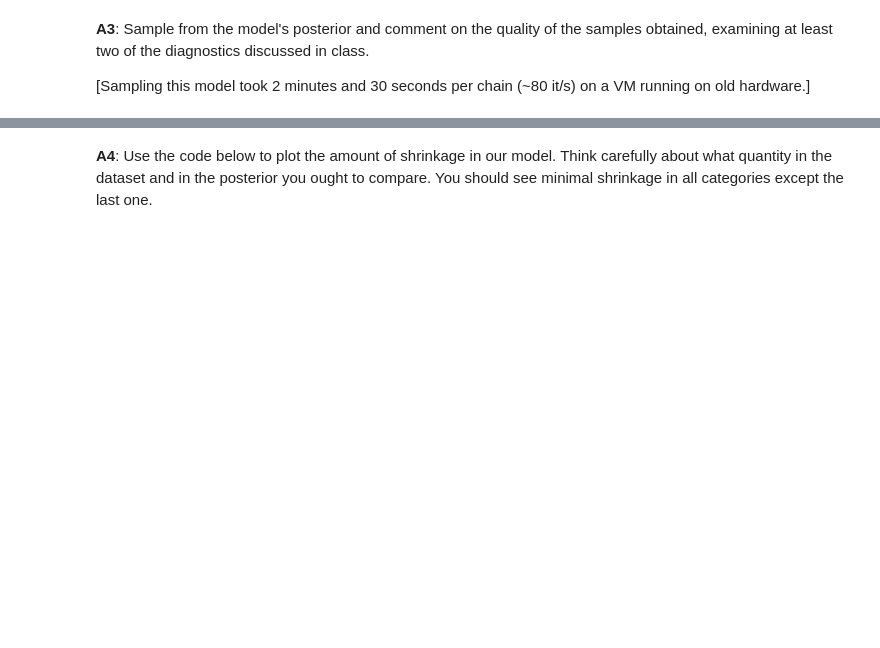
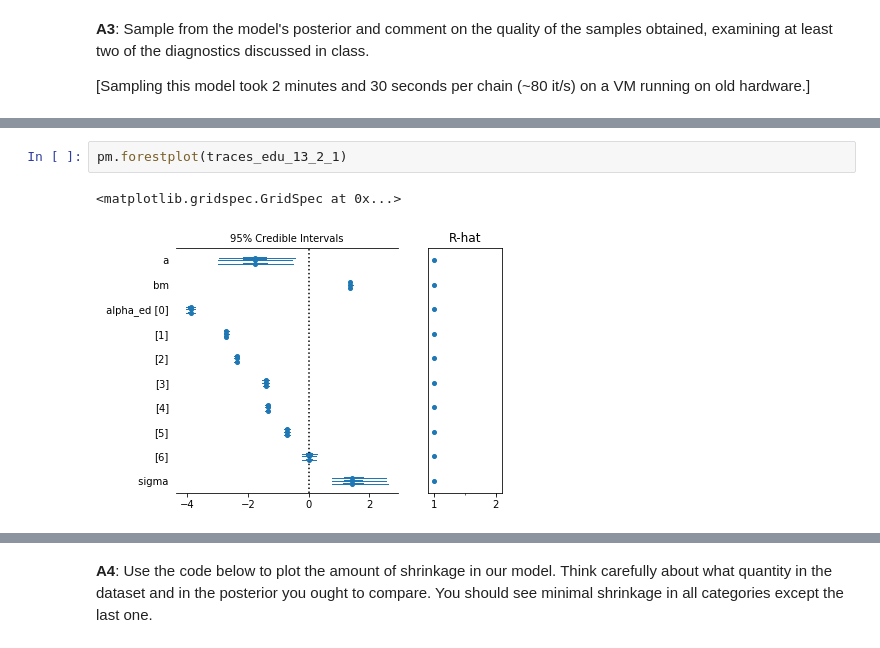
Before and after one commit to rshally/AM207, a Jupyter notebook: Final Exam/AM207_Final_2018.ipynb, the cells around one changed output, grey strips where cells are left out. Drawn from its saved outputs; the diff is of its cells as text; blank space fills up the shorter version.

```diff
--- a/Final Exam/AM207_Final_2018.ipynb
+++ b/Final Exam/AM207_Final_2018.ipynb
@@ -99,0 +167,5 @@ In Chapter 13.2 McElreath iterates on his model for the UCB admissions data. (Se
+# %%
+pm.forestplot(traces_edu_13_2_1)
+# %% [output]
+<matplotlib.gridspec.GridSpec at 0x...>
+[figure, added]
```
Also changed, not shown: parts of 113 cells of this notebook, 5 other files.
